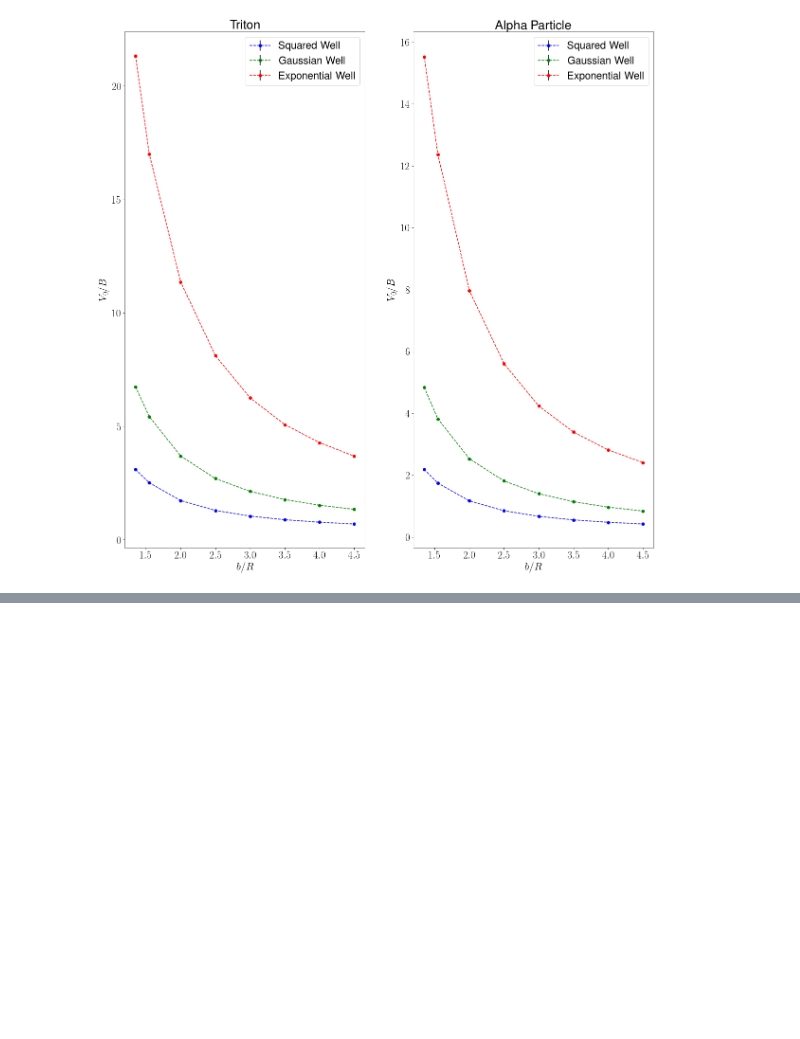
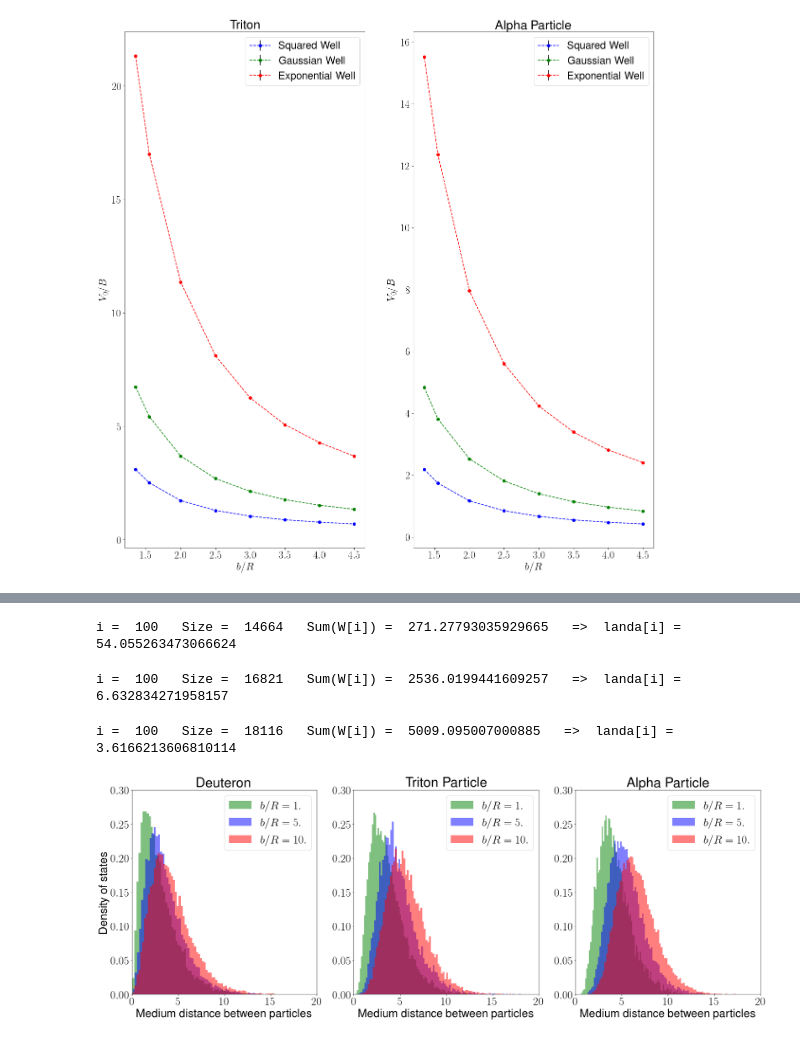
Before and after one commit to pedro-95/few-body, a Jupyter notebook: few_body_2_analysis.ipynb, the cells around one changed output, grey strips where cells are left out. Cells and saved outputs as stored; diff of their text form; code cells hidden in the pictures; blank space fills up the shorter version.

```diff
--- a/few_body_2_analysis.ipynb
+++ b/few_body_2_analysis.ipynb
@@ -448,0 +600,79 @@ plt.show()
+# %%
+wave_4 = WaveFunctionEstimator(R_4)
+wave_5 = WaveFunctionEstimator(R_5)
+wave_6 = WaveFunctionEstimator(R_6)
+# %%
+N = 2                                  # Number of Nuclei Particles
+b_r = 1.                             # Range parameter normalized to R: b_r = b / R (b_r has no units)
+Niter = 100                            # Number of iterations in our calculation
+landa_0 = 100                           # Initial parameter that must be high enough to increase the point number
+Nthreshold = 8000                      # Threshold value for the number of R points to change landa_0 in the loop
+output = 1                             # Do you want to see more of the integration? Then set to 1
+
+R_7 = GreenFunctionMonteCarlo(N, ExponentialWell, b_r, landa_0, Niter, Nthreshold, output, R_as_output = True)
+# %% [output]
+i =  100   Size =  14664   Sum(W[i]) =  271.27793035929665   =>  landa[i] =  54.055263473066624
+# %%
+N = 2                                  # Number of Nuclei Particles
+b_r = 5.                             # Range parameter normalized to R: b_r = b / R (b_r has no units)
+Niter = 100                            # Number of iterations in our calculation
+landa_0 = 20                           # Initial parameter that must be high enough to increase the point number
+Nthreshold = 8000                      # Threshold value for the number of R points to change landa_0 in the loop
+output = 1                             # Do you want to see more of the integration? Then set to 1
+
+R_8 = GreenFunctionMonteCarlo(N, ExponentialWell, b_r, landa_0, Niter, Nthreshold, output, R_as_output = True)
+# %% [output]
+i =  100   Size =  16821   Sum(W[i]) =  2536.0199441609257   =>  landa[i] =  6.632834271958157
+# %%
+N = 2                                  # Number of Nuclei Particles
+b_r = 10.                              # Range parameter normalized to R: b_r = b / R (b_r has no units)
+Niter = 100                            # Number of iterations in our calculation
+landa_0 = 10                            # Initial parameter that must be high enough to increase the point number
+Nthreshold = 8000                      # Threshold value for the number of R points to change landa_0 in the loop
+output = 1                             # Do you want to see more of the integration? Then set to 1
+
+R_9 = GreenFunctionMonteCarlo(N, ExponentialWell, b_r, landa_0, Niter, Nthreshold, output, R_as_output = True)
+# %% [output]
+i =  100   Size =  18116   Sum(W[i]) =  5009.095007000885   =>  landa[i] =  3.6166213606810114
+# %%
+wave_7 = WaveFunctionEstimator(R_7)
+wave_8 = WaveFunctionEstimator(R_8)
+wave_9 = WaveFunctionEstimator(R_9)
+# %%
+plt.figure(figsize=(30,10))
+
+plt.subplot(1,3,1)
+plt.xlim(0, 20)
+plt.ylim(0, 0.3)
+plt.hist(wave_7, 100, density=True, facecolor='g', alpha =0.5, label = r"$b/R = 1.$")
+plt.hist(wave_8, 100, density=True, facecolor='b', alpha =0.5, label = r"$b/R = 5.$")
+plt.hist(wave_9, 100, density=True, facecolor='r', alpha =0.5, label = r"$b/R = 10.$")
+plt.xlabel('Medium distance between particles')
+plt.ylabel('Density of states')
+plt.title('Deuteron')
+plt.legend()
+
+plt.subplot(1,3,2)
+plt.xlim(0, 20)
+plt.ylim(0, 0.3)
+plt.hist(wave_1/np.sqrt(3), 100, density=True, facecolor='g', alpha =0.5, label = r"$b/R = 1.$")
+plt.hist(wave_2/np.sqrt(3), 100, density=True, facecolor='b', alpha =0.5, label = r"$b/R = 5.$")
+plt.hist(wave_3/np.sqrt(3), 100, density=True, facecolor='r', alpha =0.5, label = r"$b/R = 10.$")
+plt.xlabel('Medium distance between particles')
+plt.title('Triton Particle')
+plt.legend()
+
+
+plt.subplot(1,3,3)
+plt.xlim(0, 20)
+plt.ylim(0, 0.3)
+plt.hist(wave_4/np.sqrt(6), 100, density=True, facecolor='g', alpha =0.5, label = r"$b/R = 1.$")
+plt.hist(wave_5/np.sqrt(6), 100, density=True, facecolor='b', alpha =0.5, label = r"$b/R = 5.$")
+plt.hist(wave_6/np.sqrt(6), 100, density=True, facecolor='r', alpha =0.5, label = r"$b/R = 10.$")
+plt.xlabel('Medium distance between particles')
+plt.title('Alpha Particle')
+plt.legend()
+plt.savefig("plots/Medium Distance Exponential.pdf")
+plt.show()
+# %% [output]
+[figure, added]
```
Also changed, not shown: parts of 25 cells of this notebook, 21 other files.
